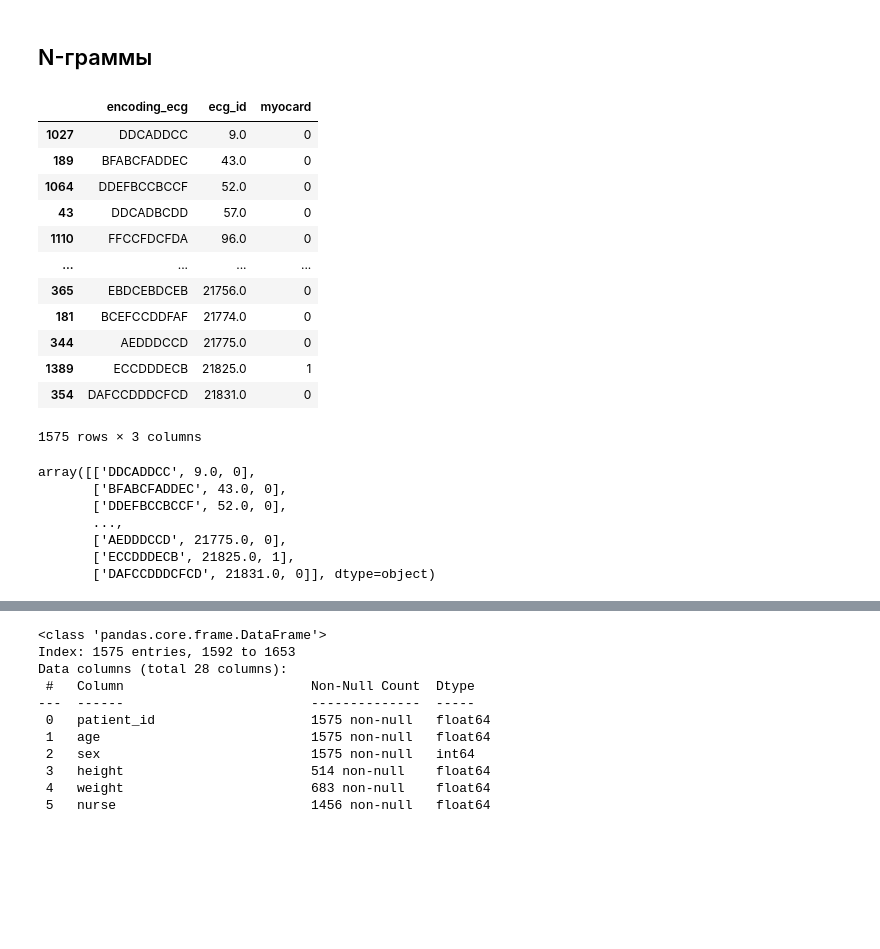
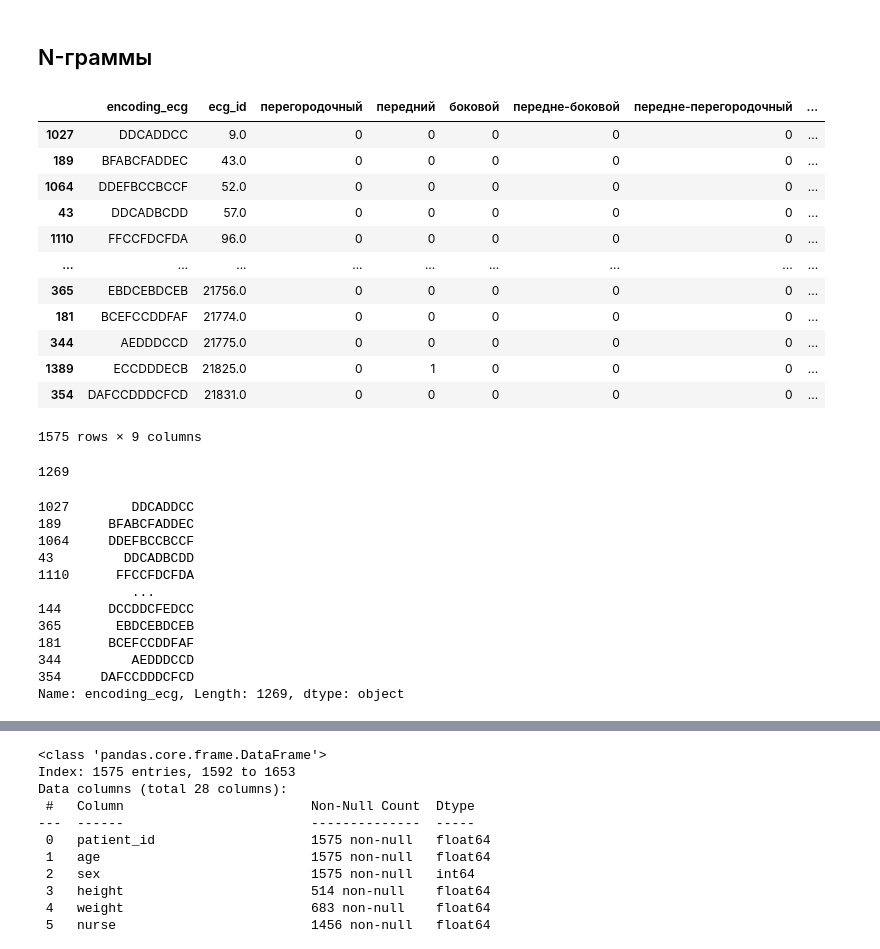
Before and after one commit to vikt-l/ECGMultilableClassification, a Jupyter notebook: main.ipynb, the cells around one changed output, grey strips where cells are left out. Cells and saved outputs as stored; diff of their text form; code cells hidden in the pictures; blank space fills up the shorter version.

```diff
--- a/main.ipynb
+++ b/main.ipynb
@@ -127,0 +123,3 @@ ECG_data = ECG_data.drop(['myocard'], axis=1)
+# %%
+gts = ECG_data[['перегородочный', 'передний', 'боковой', 'передне-боковой', 'передне-перегородочный', 'нижний', 'норма']]
+gts
@@ -128,3 +140,6 @@ ECG_data = ECG_data.drop(['myocard'], axis=1)
+# %%
+ECG_data = ECG_data.drop(['перегородочный', 'передний', 'боковой', 'передне-боковой',
+                          'передне-перегородочный', 'нижний', 'норма'], axis=1)
 # %%
-ECG_data_train, ECG_data_val, myocard_train, myocard_val = train_test_split(ECG_data, Myocard, random_state=0)
+ECG_data_train, ECG_data_val, myocard_train, myocard_val = train_test_split(ECG_data, gts, random_state=0)
 # %%
@@ -154,6 +169,6 @@ df_train
 # %%
-ECG_data_train = ECG_data_train.iloc[:, :-28]
-ECG_data_val = ECG_data_val.iloc[:, :-28]
+ECG_data_train = ECG_data_train.iloc[:, :-5]
+ECG_data_val = ECG_data_val.iloc[:, :-5]
 # %%
 ECG_data_train
 # %% [output]
@@ -282,34 +352,30 @@ for ecgsignal in ECG_data_array_train: # кодирование таблицы
     ecg_ids_train.append(ecg_id)
     encoding_ecgs_train.append(encoding_ecg)
 # %%
-encoding_ecg_train = pd.DataFrame(columns=['encoding_ecg', 'ecg_id', 'myocard'])
+encoding_ecg_train = pd.DataFrame(columns=['encoding_ecg', 'ecg_id', 'перегородочный', 'передний', 'боковой',
+                                           'передне-боковой','передне-перегородочный', 'нижний', 'норма'])
 encoding_ecg_train.encoding_ecg = encoding_ecgs_train
 encoding_ecg_train.ecg_id = ecg_ids_train
 encoding_ecg_train = encoding_ecg_train.sort_values(by='ecg_id')
-encoding_ecg_train.myocard = array(myocard_train)
+encoding_ecg_train[['перегородочный', 'передний', 'боковой',
+                    'передне-боковой','передне-перегородочный', 'нижний', 'норма']] = array(myocard_train)
 encoding_ecg_train
 # %% [output]
-|  | encoding_ecg | ecg_id | myocard |
-| 1027 | DDCADDCC | 9.0 | 0 |
-| 189 | BFABCFADDEC | 43.0 | 0 |
-| 1064 | DDEFBCCBCCF | 52.0 | 0 |
-| 43 | DDCADBCDD | 57.0 | 0 |
-| 1110 | FFCCFDCFDA | 96.0 | 0 |
-| ... | ... | ... | ... |
-| 365 | EBDCEBDCEB | 21756.0 | 0 |
-| 181 | BCEFCCDDFAF | 21774.0 | 0 |
-| 344 | AEDDDCCD | 21775.0 | 0 |
-| 1389 | ECCDDDECB | 21825.0 | 1 |
-| 354 | DAFCCDDDCFCD | 21831.0 | 0 |
+|  | encoding_ecg | ecg_id | перегородочный | передний | боковой | передне-боковой | передне-перегородочный | ... |
+| 1027 | DDCADDCC | 9.0 | 0 | 0 | 0 | 0 | 0 | ... |
+| 189 | BFABCFADDEC | 43.0 | 0 | 0 | 0 | 0 | 0 | ... |
+| 1064 | DDEFBCCBCCF | 52.0 | 0 | 0 | 0 | 0 | 0 | ... |
+| 43 | DDCADBCDD | 57.0 | 0 | 0 | 0 | 0 | 0 | ... |
+| 1110 | FFCCFDCFDA | 96.0 | 0 | 0 | 0 | 0 | 0 | ... |
+| ... | ... | ... | ... | ... | ... | ... | ... | ... |
+| 365 | EBDCEBDCEB | 21756.0 | 0 | 0 | 0 | 0 | 0 | ... |
+| 181 | BCEFCCDDFAF | 21774.0 | 0 | 0 | 0 | 0 | 0 | ... |
+| 344 | AEDDDCCD | 21775.0 | 0 | 0 | 0 | 0 | 0 | ... |
+| 1389 | ECCDDDECB | 21825.0 | 0 | 1 | 0 | 0 | 0 | ... |
+| 354 | DAFCCDDDCFCD | 21831.0 | 0 | 0 | 0 | 0 | 0 | ... |
-1575 rows × 3 columns
+1575 rows × 9 columns
 # %%
-array(encoding_ecg_train)
+encoding_ecg_train.норма.sum()
 # %% [output]
-array([['DDCADDCC', 9.0, 0],
-       ['BFABCFADDEC', 43.0, 0],
-       ['DDEFBCCBCCF', 52.0, 0],
-       ...,
-       ['AEDDDCCD', 21775.0, 0],
-       ['ECCDDDECB', 21825.0, 1],
-       ['DAFCCDDDCFCD', 21831.0, 0]], dtype=object)
+1269
 # %%
@@ -318 +402,16 @@ healthy = encoding_ecg_train[encoding_ecg_train.myocard == 0].encoding_ecg  # з
+# %%
+healthy
+# %% [output]
+1027        DDCADDCC
+189      BFABCFADDEC
+1064     DDEFBCCBCCF
+43         DDCADBCDD
+1110      FFCCFDCFDA
+            ...
+144      DCCDDCFEDCC
+365       EBDCEBDCEB
+181      BCEFCCDDFAF
+344         AEDDDCCD
+354     DAFCCDDDCFCD
+Name: encoding_ecg, Length: 1269, dtype: object
 # %%
```
Also changed, not shown: parts of 86 cells of this notebook.
